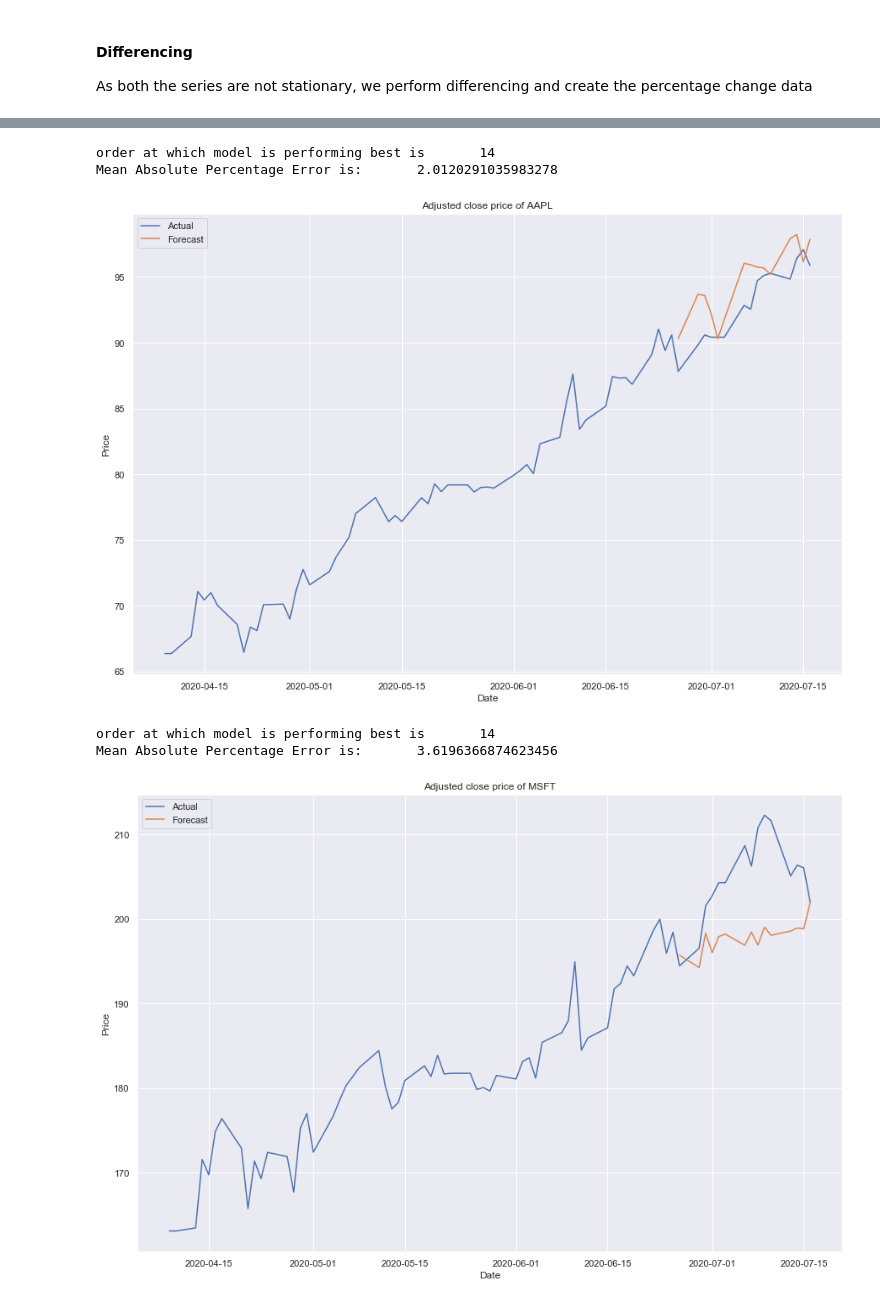
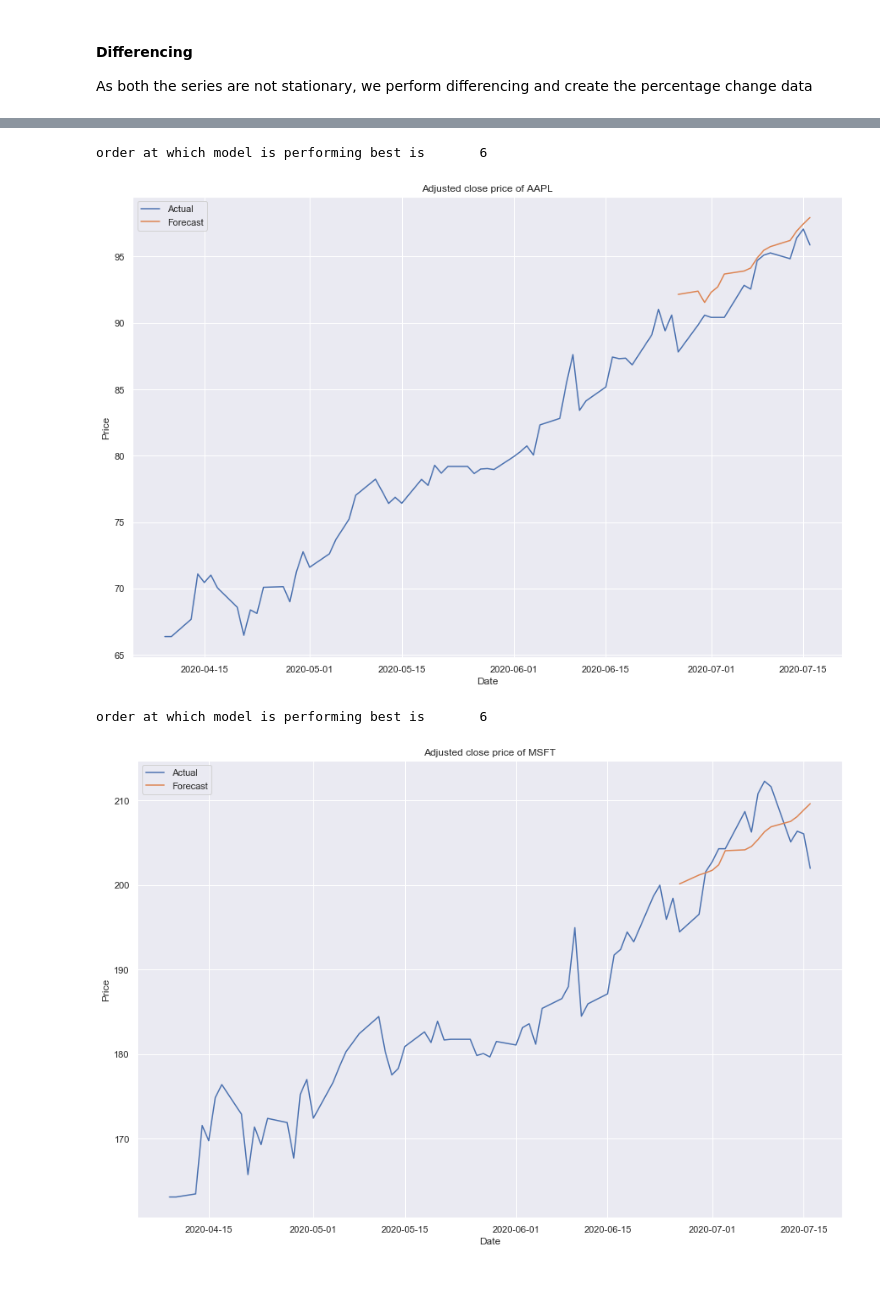
Before and after one commit to lakshyagupta2409/FinancialTweetAnalysis, a Jupyter notebook: TweetsSentiment.ipynb, the cells around one changed output, grey strips where cells are left out. Cells and saved outputs as stored; diff of their text form; code cells hidden in the pictures.

```diff
--- a/TweetsSentiment.ipynb
+++ b/TweetsSentiment.ipynb
@@ -466,9 +454,9 @@ for company in adjclose.columns:
     fig, (ax1, ax2) = plt.subplots(1, 2, figsize=(18,5))
     fig.suptitle(company)
     ax1.plot(adjclose[company])
-    ax1.set_title('Average sentiment of the day')
+    ax1.set_title('Stock price')
     ax2.plot(SentimentCompond[company],color='red')
-    ax2.set_title('Stock price')
+    ax2.set_title('Average sentiment of the day')
     outFile='output/priceAndSentiments_'+company+'.png'
     plt.savefig(outFile,bbox_inches='tight',dpi=1000)
     plt.show()
@@ -630,6 +618,7 @@ testNum=15
 train = dataDf.iloc[:-testNum,:]
 test = dataDf.iloc[-testNum:,:]
 # %%
+#Defining MAPE(Mean Absolute Percentage Error) function
 def MAPE(Y_actual,Y_Predicted):
     mape = np.mean(np.abs((Y_actual - Y_Predicted)/Y_actual))*100
     return mape
@@ -644,7 +633,14 @@ def getbestVarModel(company):
         laaged_values = train[[company,str(company+'_sent')]].values[-p:]
         forecast = pd.DataFrame(results.forecast(y= laaged_values, steps=testNum), index = test.index, columns= [company,str(company+'_sent')])
         # reverse the differenced  percentage forecasts into the original forecast values.
-        forecast[company+"_forecasted"] = adjclose[company].iloc[-testNum-1] +   forecast[company].cumsum()*100
+        #forecast[company+"_forecasted"] = adjclose[company].iloc[-testNum-1] +   forecast[company].cumsum()*100
+        reversepercentage=[]
+        prev=adjclose[company].iloc[-testNum-1]
+        for i in range(len(forecast)):
+            prev =  prev*(1+   forecast[company][i])
+            reversepercentage.append(prev)
+        forecast[company+"_forecasted"]=reversepercentage
+
 
         mape=MAPE(forecast[company+"_forecasted"],adjclose[company][-testNum:])
         if p==1:
@@ -654,21 +650,27 @@ def getbestVarModel(company):
             best_mape=mape
             best_order=p
 
-    results = forecasting_model.fit(p)
-    print("order at which model is performing best is \t",p)
-    return (results,p)
+    results = forecasting_model.fit(best_order)
+    print("order at which model is performing best is \t",best_order)
+    return (results,best_order)
 
-#Defining MAPE(Mean Absolute Percentage Error) function
+
 
 
 def getForecastResultsandMAPE(company,results,p):
     laaged_values = train[[company,str(company+'_sent')]].values[-p:]
     forecast = pd.DataFrame(results.forecast(y= laaged_values, steps=testNum), index = test.index, columns= [company,str(company+'_sent')])
+
     # reverse the differenced  percentage forecasts into the original forecast values.
-    forecast[company+"_forecasted"] = adjclose[company].iloc[-testNum-1] +   forecast[company].cumsum()*100
+    reversepercentage=[]
+    prev=adjclose[company].iloc[-testNum-1]
+    for i in range(len(forecast)):
+        prev =  prev*(1+   forecast[company][i])
+        reversepercentage.append(prev)
+    forecast[company+"_forecasted"]=reversepercentage
 
     mape=MAPE(forecast[company+"_forecasted"],adjclose[company][-testNum:])
-    print("Mean Absolute Percentage Error is:\t",mape)
+    #print("Mean Absolute Percentage Error is:\t",mape)
     plt.figure(figsize=(15,10))
     plt.plot(adjclose[company])
     plt.plot(forecast[company+"_forecasted"])
@@ -678,22 +680,24 @@ def getForecastResultsandMAPE(company,results,p):
     plt.legend(['Actual', 'Forecast'], loc='upper left')
     plt.show()
     return mape
+# %%
+mape={}
 # %%
 company='AAPL'
 results=getbestVarModel(company)
 appleMape=getForecastResultsandMAPE(company,results[0],results[1])
+mape[company]=appleMape
 # %% [output]
-order at which model is performing best is       14
-Mean Absolute Percentage Error is:       2.0120291035983278
+order at which model is performing best is       6
-[figure, old version]
+[figure, new version]
 # %%
 company='MSFT'
 results=getbestVarModel(company)
-appleMape=getForecastResultsandMAPE(company,results[0],results[1])
+msftMape=getForecastResultsandMAPE(company,results[0],results[1])
+mape[company]=msftMape
 # %% [output]
-order at which model is performing best is       14
-Mean Absolute Percentage Error is:       3.6196366874623456
+order at which model is performing best is       6
-[figure, old version]
+[figure, new version]
 # %%
 company='AMZN'
 results=getbestVarModel(company)
```
Also changed, not shown: parts of 9 cells of this notebook.
